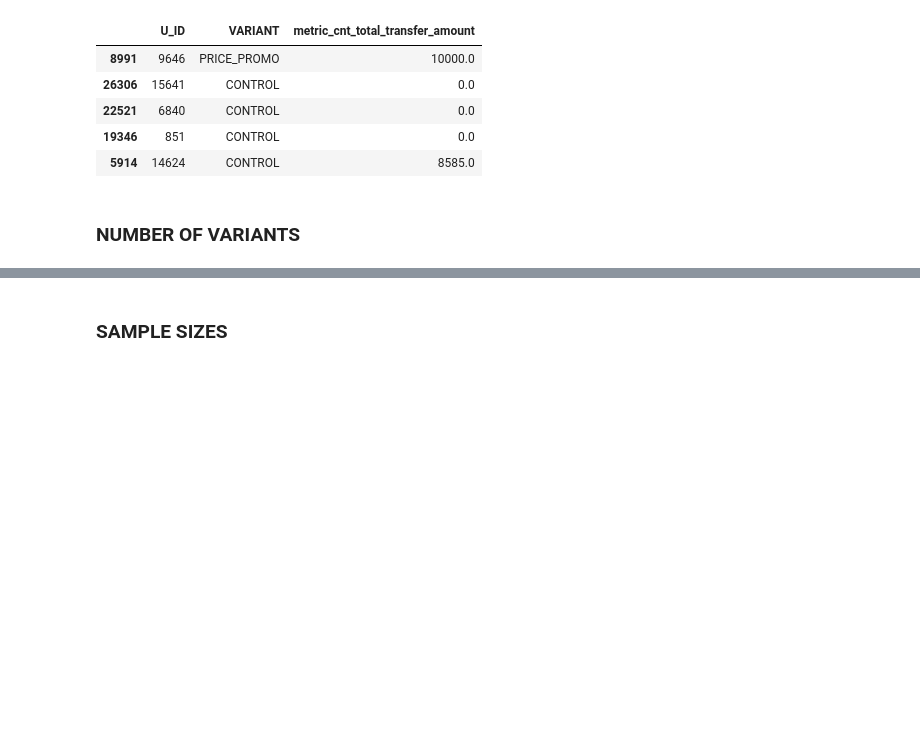
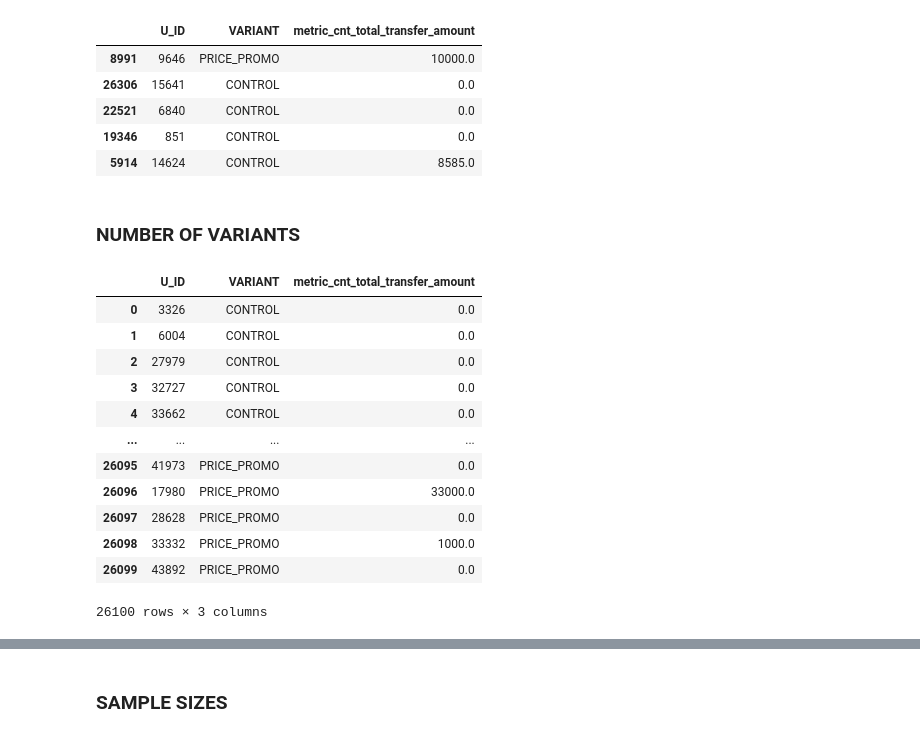
Before and after one commit to EAlmazanG/ab-test-framework, a Jupyter notebook: notebooks/ab-test_framework_template.ipynb, the cells around one changed output, grey strips where cells are left out. Drawn from its saved outputs; the diff is of its cells as text; code cells hidden in the pictures; blank space fills up the shorter version.

```diff
--- a/notebooks/ab-test_framework_template.ipynb
+++ b/notebooks/ab-test_framework_template.ipynb
@@ -342,3 +363,19 @@ if True:
+# %%
+selected_df
+# %% [output]
+|  | U_ID | VARIANT | metric_cnt_total_transfer_amount |
+| 0 | 3326 | CONTROL | 0.0 |
+| 1 | 6004 | CONTROL | 0.0 |
+| 2 | 27979 | CONTROL | 0.0 |
+| 3 | 32727 | CONTROL | 0.0 |
+| 4 | 33662 | CONTROL | 0.0 |
+| ... | ... | ... | ... |
+| 26095 | 41973 | PRICE_PROMO | 0.0 |
+| 26096 | 17980 | PRICE_PROMO | 33000.0 |
+| 26097 | 28628 | PRICE_PROMO | 0.0 |
+| 26098 | 33332 | PRICE_PROMO | 1000.0 |
+| 26099 | 43892 | PRICE_PROMO | 0.0 |
+26100 rows × 3 columns
 # %%
 num_variants = selected_df[variant_column].nunique()
 
```
Also changed, not shown: parts of 14 cells of this notebook.
